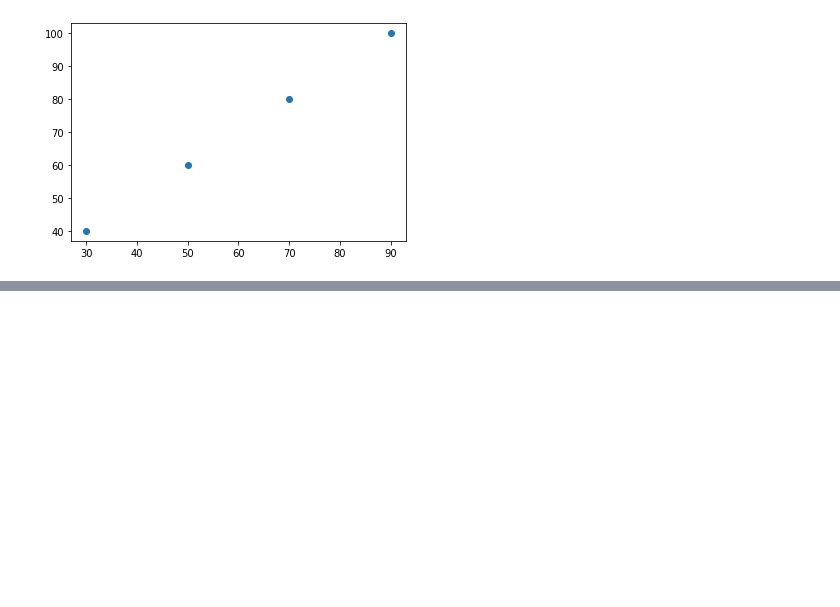
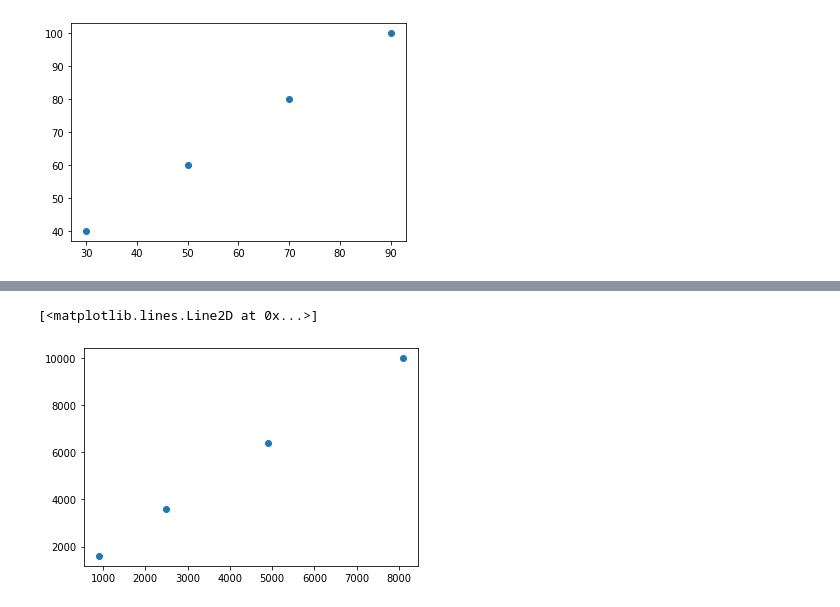
Before and after one commit to adithyanarayanan/Py-Plotting, a Jupyter notebook: Python_Plots_.ipynb, the cells around one changed output, grey strips where cells are left out. Drawn from its saved outputs; the diff is of its cells as text; code cells hidden in the pictures; blank space fills up the shorter version.

```diff
--- a/Python_Plots_.ipynb
+++ b/Python_Plots_.ipynb
@@ -52,0 +54,5 @@ plt.scatter(x,y, s=100, c=colors)
+# %%
+plt.plot(x**2,y**2, 'o') # math operations can be performed when passing x and y as parameters
+# %% [output]
+[<matplotlib.lines.Line2D at 0x...>]
+[figure, added]
```
Also changed, not shown: parts of 5 cells of this notebook.
